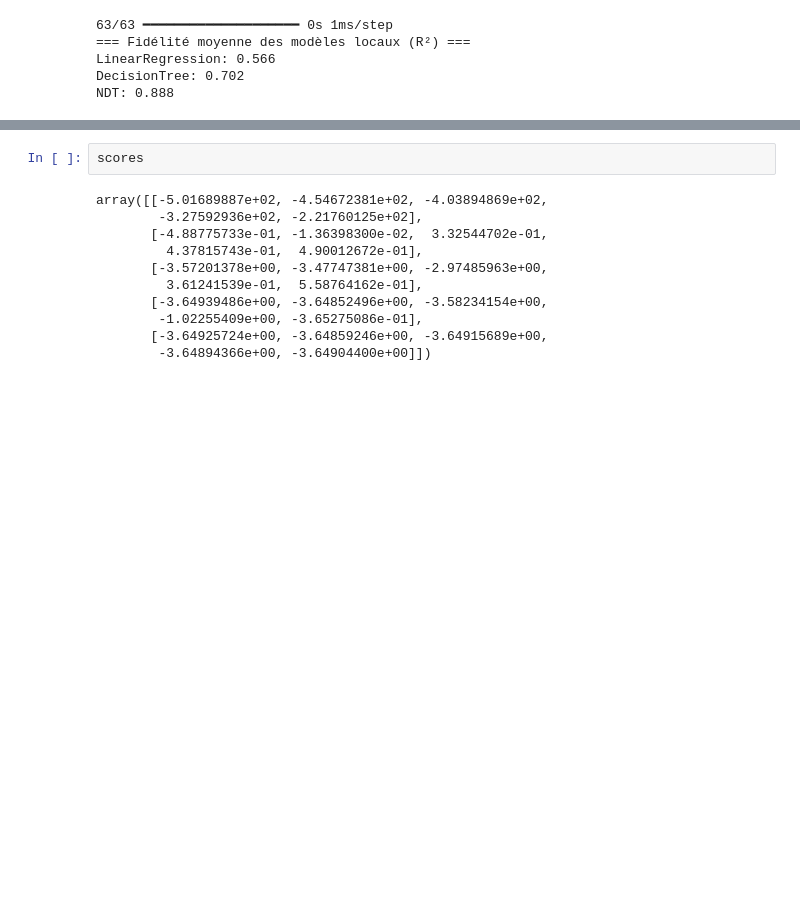
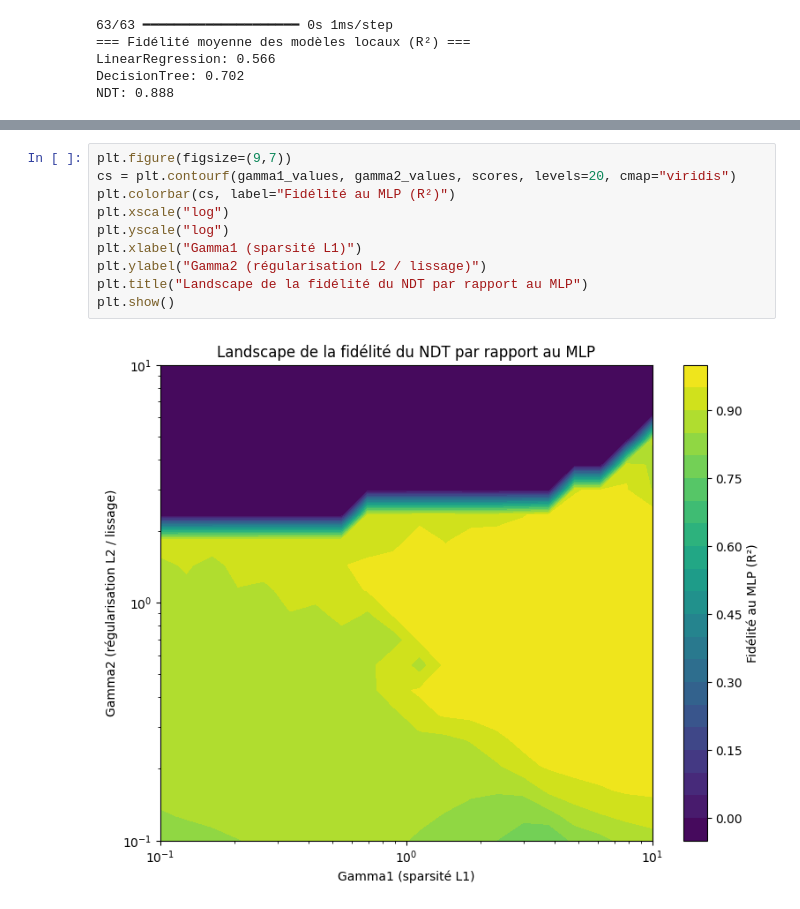
Before and after one commit to aymen20002005/lime_ndt, a Jupyter notebook: Notebooks/explanation_metrics/compute_fidelity.ipynb, the cells around one changed output, grey strips where cells are left out. Saved outputs shown, nothing was run; the diff lists cells and outputs as text; blank space fills up the shorter version.

```diff
--- a/Notebooks/explanation_metrics/compute_fidelity.ipynb
+++ b/Notebooks/explanation_metrics/compute_fidelity.ipynb
@@ -743,13 +798,12 @@ plt.show()
-# %%
-scores
-# %% [output]
-array([[-5.01689887e+02, -4.54672381e+02, -4.03894869e+02,
-        -3.27592936e+02, -2.21760125e+02],
-       [-4.88775733e-01, -1.36398300e-02,  3.32544702e-01,
-         4.37815743e-01,  4.90012672e-01],
-       [-3.57201378e+00, -3.47747381e+00, -2.97485963e+00,
-         3.61241539e-01,  5.58764162e-01],
-       [-3.64939486e+00, -3.64852496e+00, -3.58234154e+00,
-        -1.02255409e+00, -3.65275086e-01],
-       [-3.64925724e+00, -3.64859246e+00, -3.64915689e+00,
-        -3.64894366e+00, -3.64904400e+00]])
+# %%
+plt.figure(figsize=(9,7))
+cs = plt.contourf(gamma1_values, gamma2_values, scores, levels=20, cmap="viridis")
+plt.colorbar(cs, label="Fidélité au MLP (R²)")
+plt.xscale("log")
+plt.yscale("log")
+plt.xlabel("Gamma1 (sparsité L1)")
+plt.ylabel("Gamma2 (régularisation L2 / lissage)")
+plt.title("Landscape de la fidélité du NDT par rapport au MLP")
+plt.show()
+# %% [output]
+[figure, added]
```
Also changed, not shown: parts of 3 cells of this notebook.
